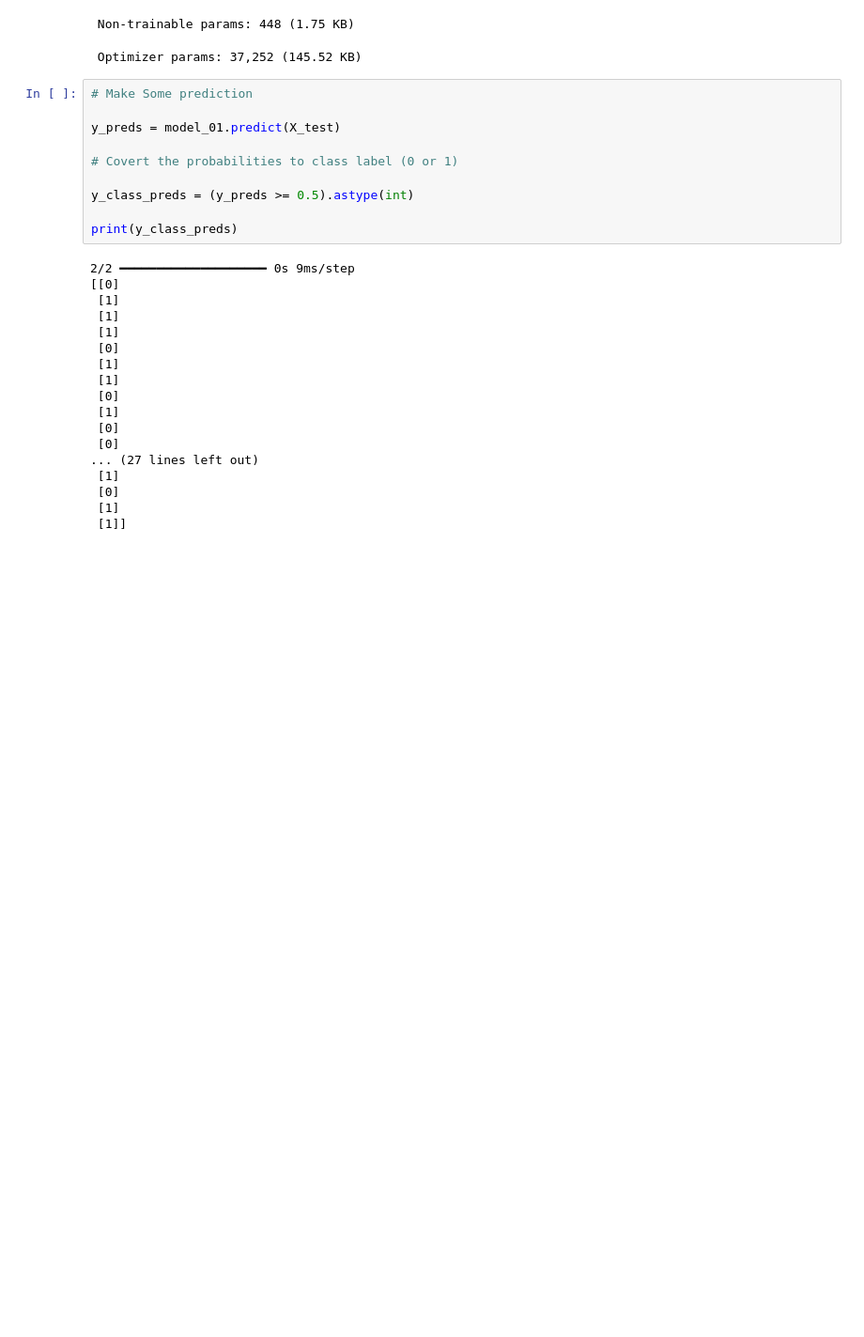
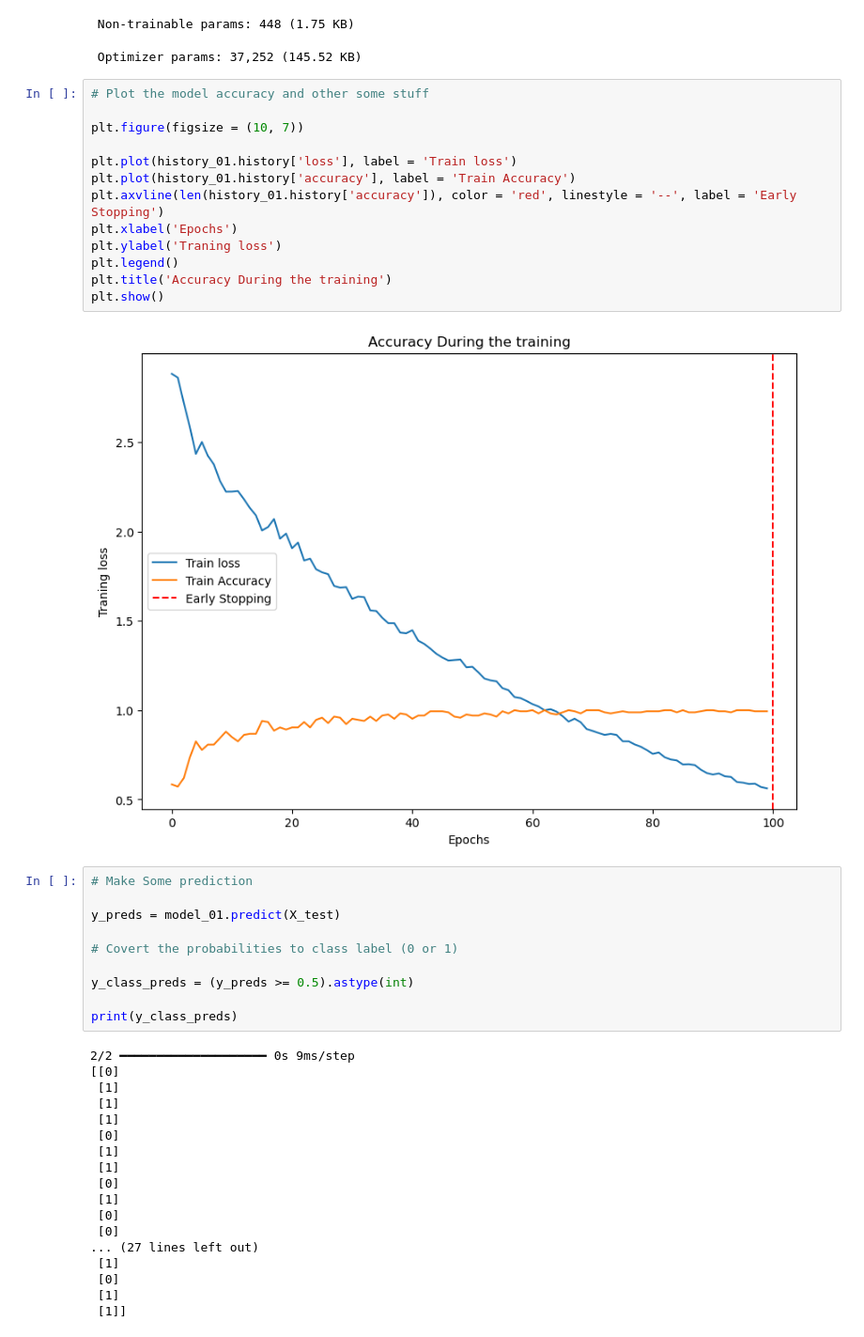
Before and after one commit to Malinda1/Rock_and_mine_prediction_through_neural_network, a Jupyter notebook: Rock_and_Mine_prediction.ipynb, the cells around one changed output. Shown at 94% size. Drawn from its saved outputs; the diff is of its cells as text; blank space fills up the shorter version.

Commit message:
Plot the accuracy during the training

```diff
--- a/Rock_and_Mine_prediction.ipynb
+++ b/Rock_and_Mine_prediction.ipynb
@@ -410,6 +410,21 @@ Model: "sequential_3"
  Trainable params: 18,625 (72.75 KB)
  Non-trainable params: 448 (1.75 KB)
  Optimizer params: 37,252 (145.52 KB)
+# %%
+# Plot the model accuracy and other some stuff
+
+plt.figure(figsize = (10, 7))
+
+plt.plot(history_01.history['loss'], label = 'Train loss')
+plt.plot(history_01.history['accuracy'], label = 'Train Accuracy')
+plt.axvline(len(history_01.history['accuracy']), color = 'red', linestyle = '--', label = 'Early Stopping')
+plt.xlabel('Epochs')
+plt.ylabel('Traning loss')
+plt.legend()
+plt.title('Accuracy During the training')
+plt.show()
+# %% [output]
+[figure, added]
 # %%
 # Make Some prediction
 
```
